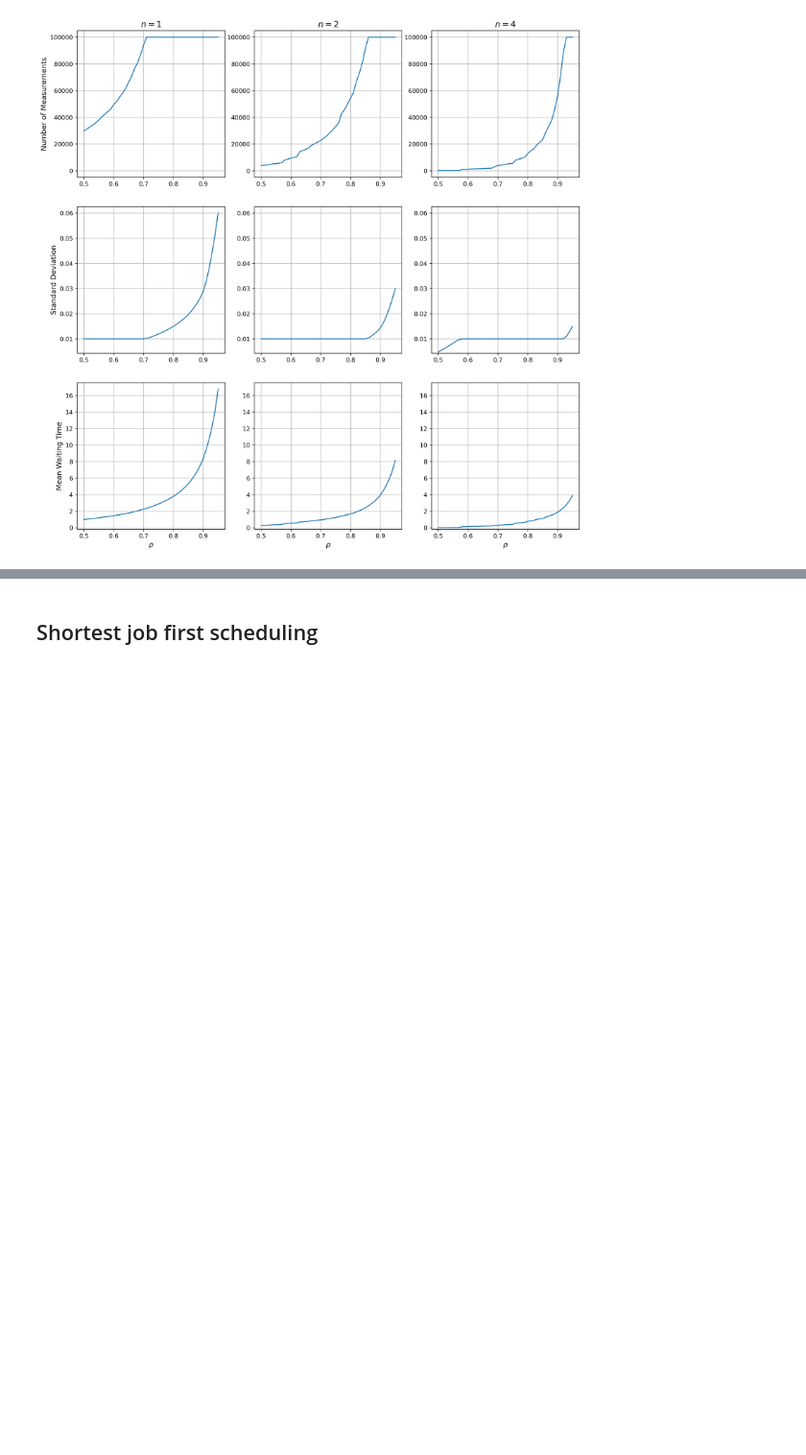
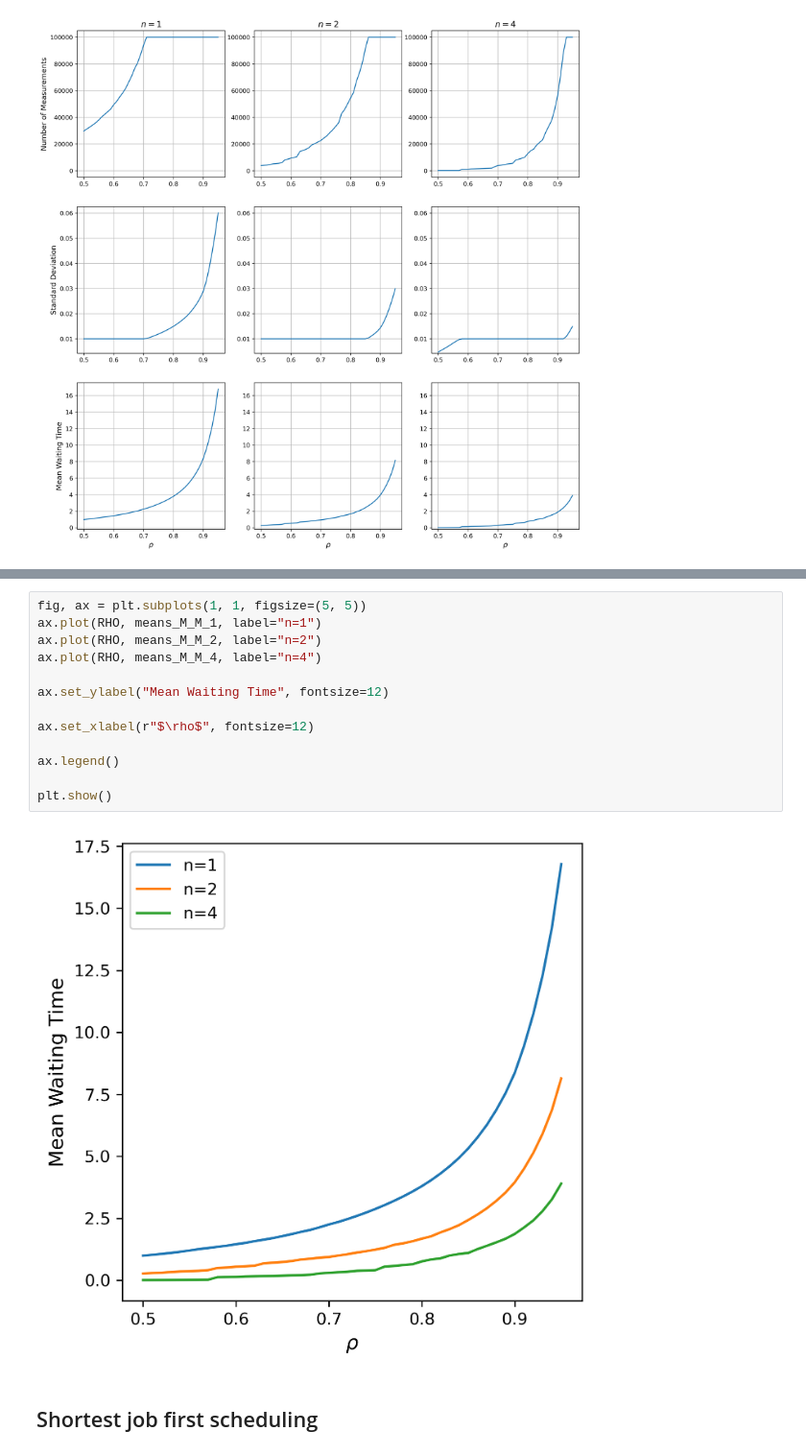
Before and after one commit to tuaosh/StochSim-Assignment-2, a Jupyter notebook: simulations.ipynb, the cells around one changed output, grey strips where cells are left out. Shown at 96% size. Cells and saved outputs as stored; diff of their text form; blank space fills up the shorter version.

```diff
--- a/simulations.ipynb
+++ b/simulations.ipynb
@@ -260,3 +275,18 @@ plt.show()
+# %%
+fig, ax = plt.subplots(1, 1, figsize=(5, 5))
+ax.plot(RHO, means_M_M_1, label="n=1")
+ax.plot(RHO, means_M_M_2, label="n=2")
+ax.plot(RHO, means_M_M_4, label="n=4")
+
+ax.set_ylabel("Mean Waiting Time", fontsize=12)
+
+ax.set_xlabel(r"$\rho$", fontsize=12)
+
+ax.legend()
+
+plt.show()
+# %% [output]
+[figure, added]
 # %% [markdown]
 ## Shortest job first scheduling
 # %%
```
Also changed, not shown: parts of 8 cells of this notebook, 12 other files.
